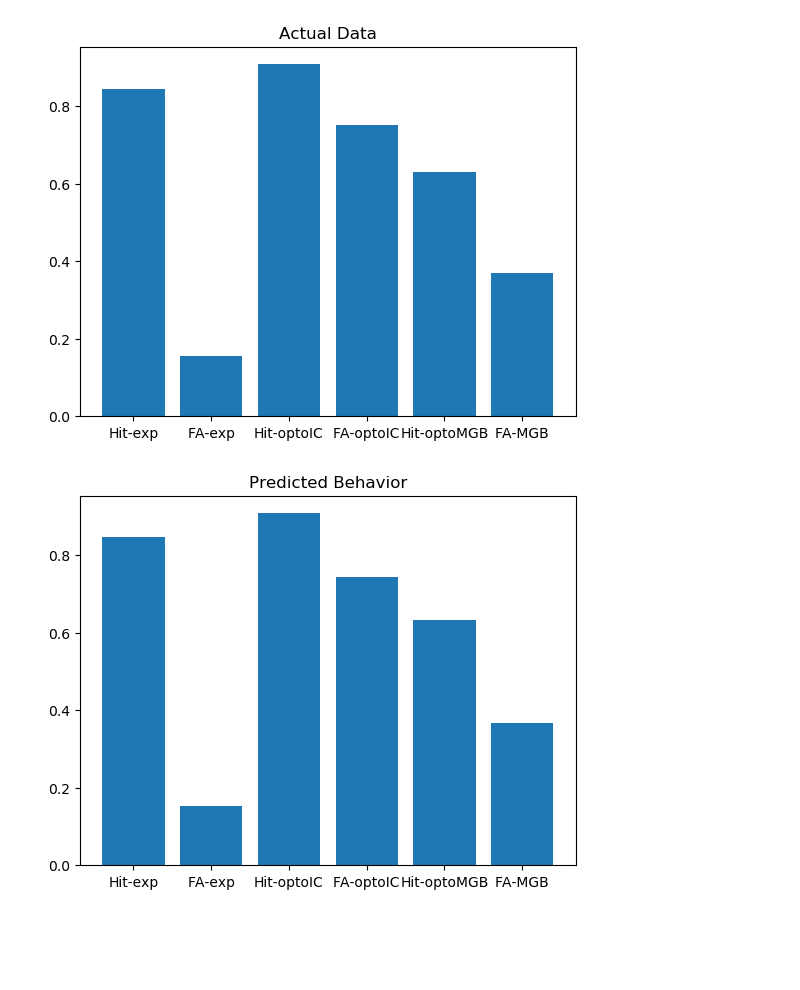
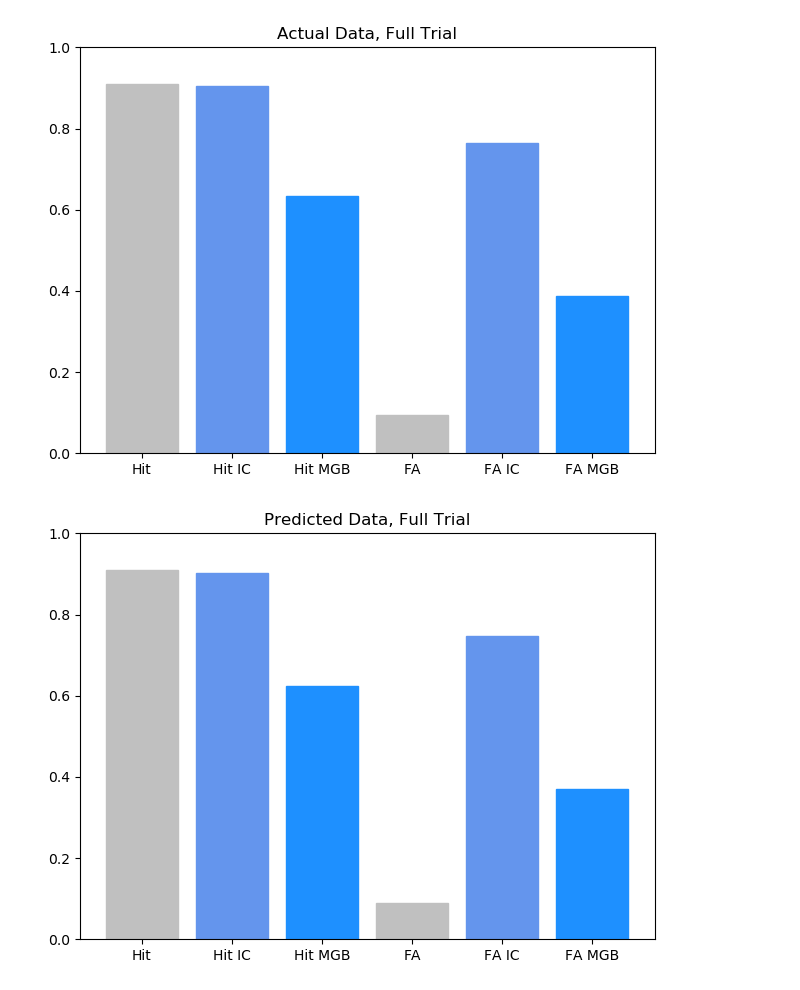
Before and after one commit to thekuchibhotlalab/buildSDT, a Jupyter notebook: runSDT.ipynb, the cells around one changed output. Cells and saved outputs as stored; diff of their text form; code cells hidden in the pictures; blank space fills up the shorter version.

Commit message:
made plots prettier

```diff
--- a/runSDT.ipynb
+++ b/runSDT.ipynb
@@ -27,41 +27,58 @@ def build_distribution(t_mean, t_std, f_mean, f_std):
 
     return {
         'target': target_strength,
         'foil': foil_strength,
         'stimuli': stimuli,
         'label': label
     }
 
 def my_error(x, y):
     return np.sum((y - four_param_model(x)) ** 2)
 
 def apply_criteria(distribution, criterion):
     hits = np.mean(distribution['target'] > criterion)
     false_alarms = np.mean(distribution['foil'] > criterion)
     return {'hit': hits, 'fa': false_alarms}
 
 # Initial parameters
-initial_guess = np.array([3, 3, 0, -3]) # IC variance, MGB gain, criteria (no light), criteria (light)
+initial_guess = np.array([3, 4, 0, -3]) # IC variance, MGB gain, criteria (no light), criteria (light)
 y = np.array([0.9, 0.1, 0.9, 0.9, 0.6, 0.4])
 
 out = four_param_model(initial_guess) # Actual Data
 plt.figure()
-plt.bar(range(1, 7), out)
+barlist=plt.bar(range(1, 7), [out[0], out[2], out[4], out[1], out[3], out[5]])
+barlist[0].set_color('silver')
+barlist[1].set_color('cornflowerblue')
+barlist[2].set_color('dodgerblue')
+barlist[3].set_color('silver')
+barlist[4].set_color('cornflowerblue')
+barlist[5].set_color('dodgerblue')
 plt.title('Actual Data, Full Trial')
-plt.xticks(range(1, 7), ['Hit-exp', 'FA-exp', 'Hit-optoIC', 'FA-optoIC', 'Hit-optoMGB', 'FA-MGB'])
+plt.xticks(range(1, 7), ['Hit', 'Hit IC', 'Hit MGB', 'FA','FA IC', 'FA MGB'])
+plt.tight_layout()
+plt.ylim([0, 1])
 plt.show()
+
 
 # Minimize the error function
 result = minimize(my_error, initial_guess, args=(y,), bounds=[(1e-6, 100), (1e-6, 100), (-100, 100), (-100, 100)])
 pred_behav = four_param_model(result.x) # Predicted Behavior -- is this doing anything?
 plt.figure()
-plt.bar(range(1, 7), pred_behav)
-plt.title('Predicted Behavior, Full Trial')
-plt.xticks(range(1, 7), ['Hit-exp', 'FA-exp', 'Hit-optoIC', 'FA-optoIC', 'Hit-optoMGB', 'FA-MGB'])
+barlist=plt.bar(range(1, 7),  [pred_behav[0], pred_behav[2], pred_behav[4], pred_behav[1], pred_behav[3], pred_behav[5]])
+barlist[0].set_color('silver')
+barlist[1].set_color('cornflowerblue')
+barlist[2].set_color('dodgerblue')
+barlist[3].set_color('silver')
+barlist[4].set_color('cornflowerblue')
+barlist[5].set_color('dodgerblue')
+plt.title('Predicted Data, Full Trial')
+plt.xticks(range(1, 7), ['Hit', 'Hit IC', 'Hit MGB', 'FA','FA IC', 'FA MGB'])
+plt.tight_layout()
+plt.ylim([0, 1])
 plt.show()
 # %% [output]
-[figure, old version]
+[figure, new version]
-[figure, old version]
+[figure, new version]
 # %%
 # this is to plot the distributions for the block above
 #
```
Also changed, not shown: parts of 1 cell of this notebook.
